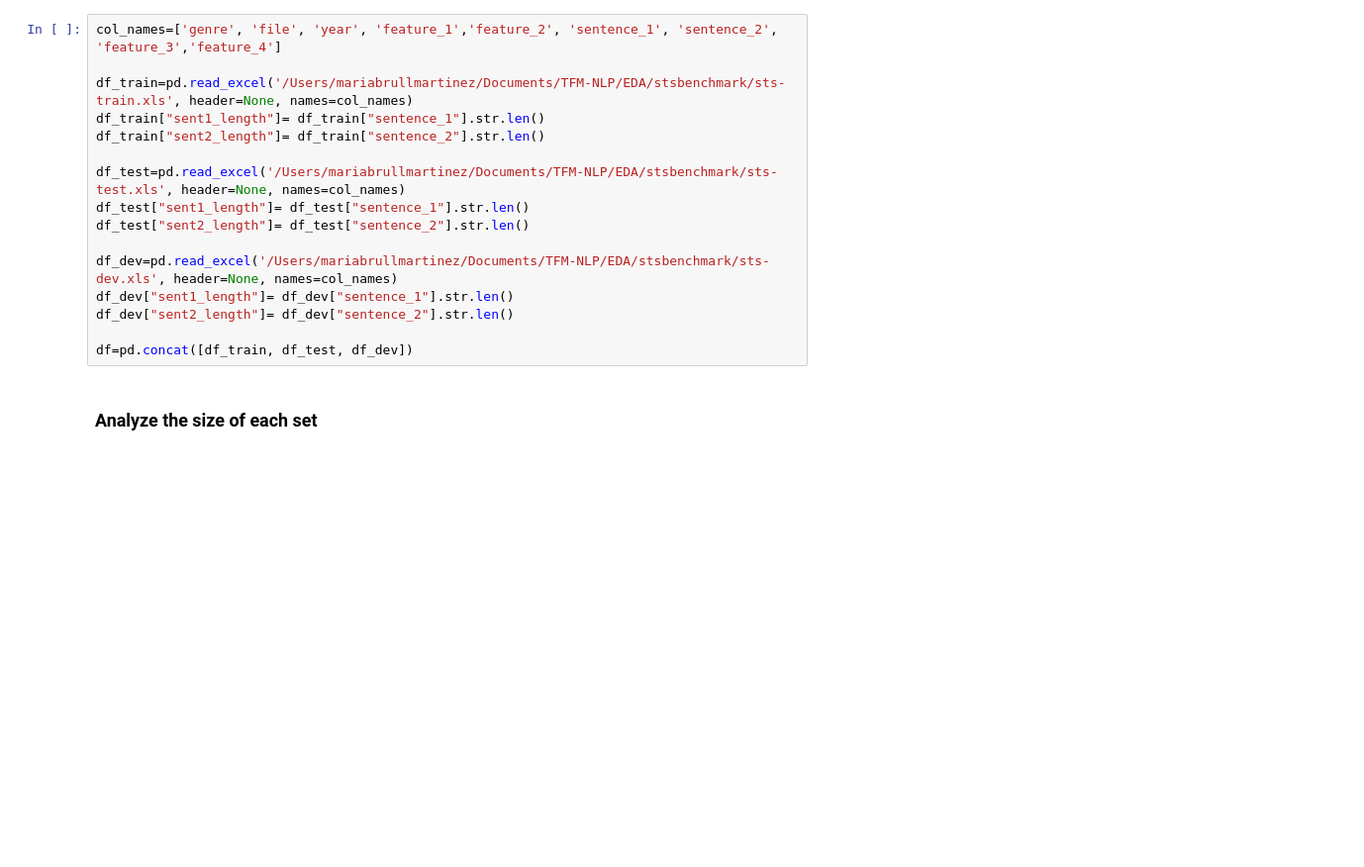
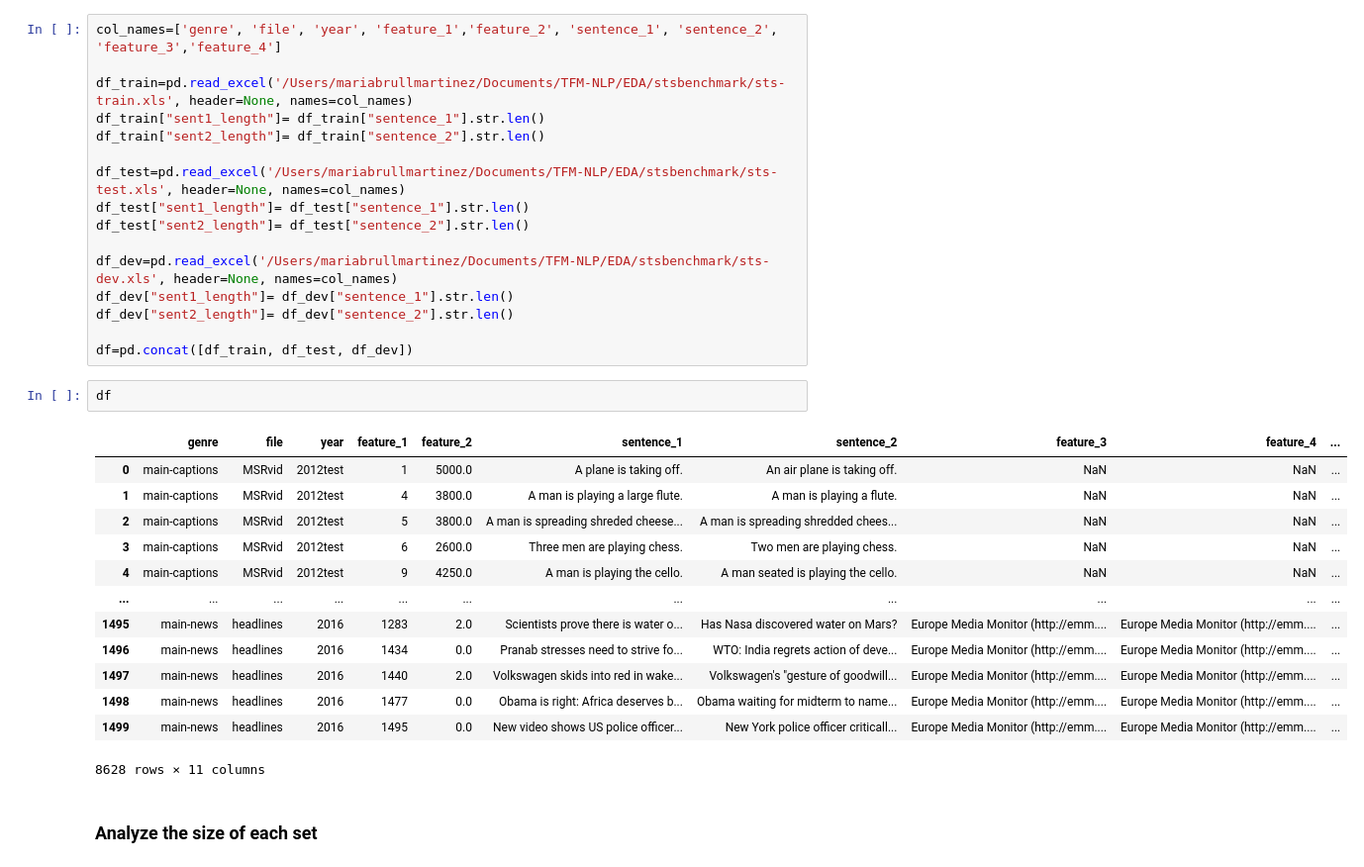
Before and after one commit to mbrull153/EDA-nlp-tfm, a Jupyter notebook: Sts-benchmark.ipynb, the cells around one changed output. Shown: that part at 99% size. Saved outputs shown, nothing was run; the diff lists cells and outputs as text; blank space fills up the shorter version.

```diff
--- a/Sts-benchmark.ipynb
+++ b/Sts-benchmark.ipynb
@@ -36,6 +36,22 @@ df_dev["sent1_length"]= df_dev["sentence_1"].str.len()
 df_dev["sent2_length"]= df_dev["sentence_2"].str.len()
 
 df=pd.concat([df_train, df_test, df_dev])
+# %%
+df
+# %% [output]
+|  | genre | file | year | feature_1 | feature_2 | sentence_1 | sentence_2 | feature_3 | feature_4 | ... |
+| 0 | main-captions | MSRvid | 2012test | 1 | 5000.0 | A plane is taking off. | An air plane is taking off. | NaN | NaN | ... |
+| 1 | main-captions | MSRvid | 2012test | 4 | 3800.0 | A man is playing a large flute. | A man is playing a flute. | NaN | NaN | ... |
+| 2 | main-captions | MSRvid | 2012test | 5 | 3800.0 | A man is spreading shreded cheese... | A man is spreading shredded chees... | NaN | NaN | ... |
+| 3 | main-captions | MSRvid | 2012test | 6 | 2600.0 | Three men are playing chess. | Two men are playing chess. | NaN | NaN | ... |
+| 4 | main-captions | MSRvid | 2012test | 9 | 4250.0 | A man is playing the cello. | A man seated is playing the cello. | NaN | NaN | ... |
+| ... | ... | ... | ... | ... | ... | ... | ... | ... | ... | ... |
+| 1495 | main-news | headlines | 2016 | 1283 | 2.0 | Scientists prove there is water o... | Has Nasa discovered water on Mars? | Europe Media Monitor (http://emm.... | Europe Media Monitor (http://emm.... | ... |
+| 1496 | main-news | headlines | 2016 | 1434 | 0.0 | Pranab stresses need to strive fo... | WTO: India regrets action of deve... | Europe Media Monitor (http://emm.... | Europe Media Monitor (http://emm.... | ... |
+| 1497 | main-news | headlines | 2016 | 1440 | 2.0 | Volkswagen skids into red in wake... | Volkswagen's "gesture of goodwill... | Europe Media Monitor (http://emm.... | Europe Media Monitor (http://emm.... | ... |
+| 1498 | main-news | headlines | 2016 | 1477 | 0.0 | Obama is right: Africa deserves b... | Obama waiting for midterm to name... | Europe Media Monitor (http://emm.... | Europe Media Monitor (http://emm.... | ... |
+| 1499 | main-news | headlines | 2016 | 1495 | 0.0 | New video shows US police officer... | New York police officer criticall... | Europe Media Monitor (http://emm.... | Europe Media Monitor (http://emm.... | ... |
+8628 rows × 11 columns
 # %% [markdown]
 ### Analyze the size of each set
 # %%
```
Also changed, not shown: parts of 11 cells of this notebook, 2 other files.
